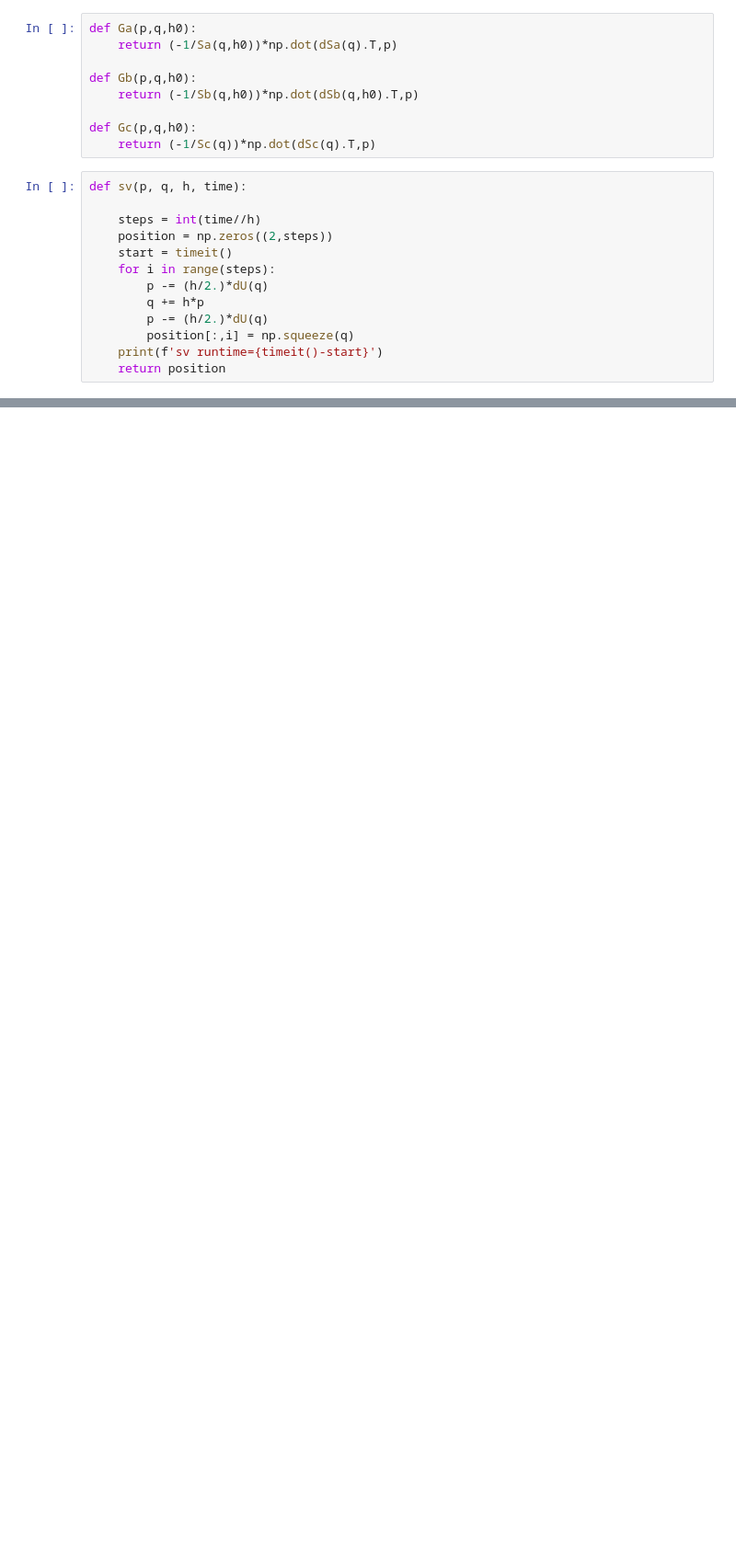
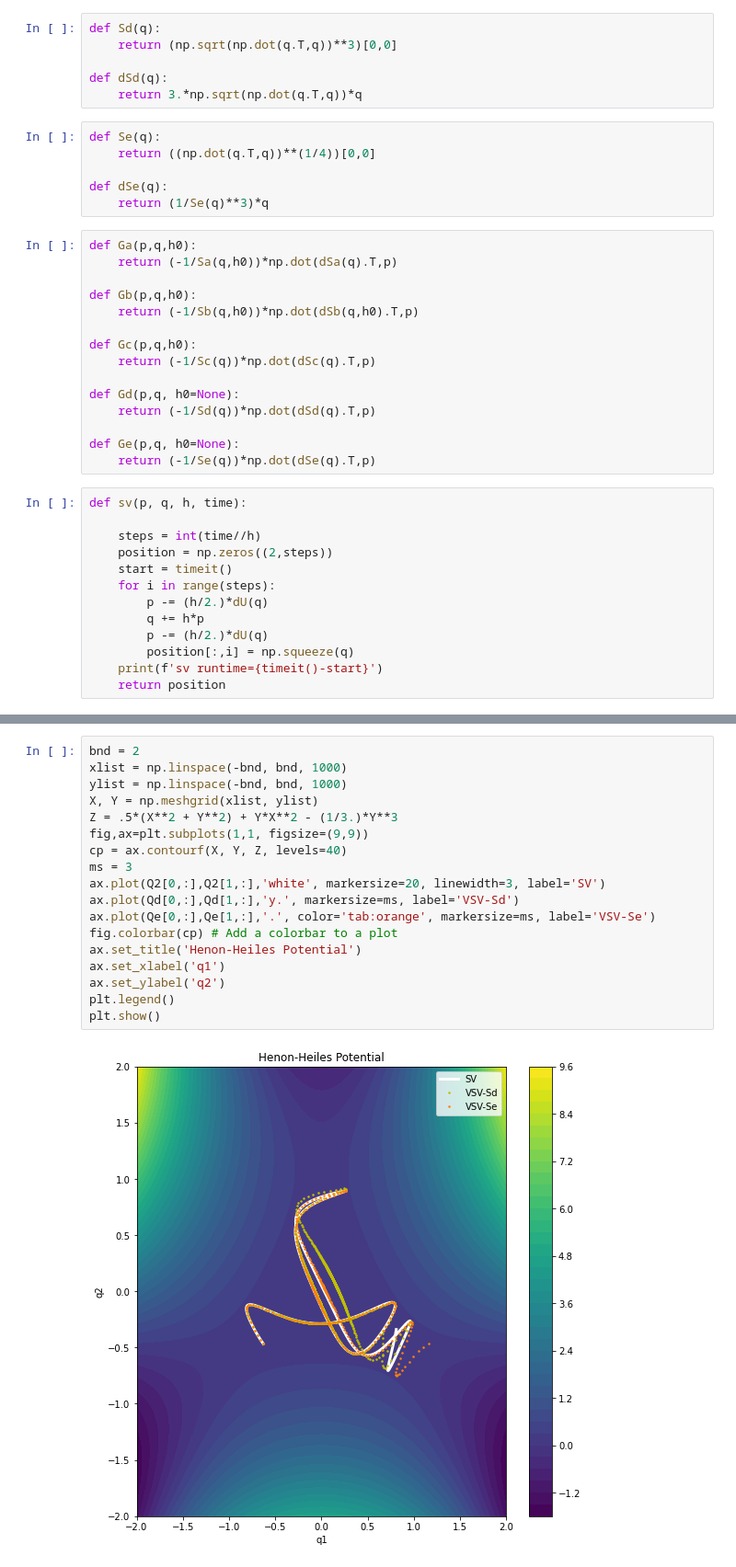
Before and after one commit to BrianWhiteaker/HMC, a Jupyter notebook: Henon_Heils.ipynb, the cells around one changed output, grey strips where cells are left out. Shown at 92% size. Saved outputs shown, nothing was run; the diff lists cells and outputs as text; blank space fills up the shorter version.

```diff
--- a/Henon_Heils.ipynb
+++ b/Henon_Heils.ipynb
@@ -82,3 +92,15 @@ def dSc(q):
+# %%
+def Sd(q):
+    return (np.sqrt(np.dot(q.T,q))**3)[0,0]
+
+def dSd(q):
+    return 3.*np.sqrt(np.dot(q.T,q))*q
+# %%
+def Se(q):
+    return ((np.dot(q.T,q))**(1/4))[0,0]
+
+def dSe(q):
+    return (1/Se(q)**3)*q
 # %%
 def Ga(p,q,h0):
     return (-1/Sa(q,h0))*np.dot(dSa(q).T,p)
@@ -88,6 +110,12 @@ def Gb(p,q,h0):
 
 def Gc(p,q,h0):
     return (-1/Sc(q))*np.dot(dSc(q).T,p)
+
+def Gd(p,q, h0=None):
+    return (-1/Sd(q))*np.dot(dSd(q).T,p)
+
+def Ge(p,q, h0=None):
+    return (-1/Se(q))*np.dot(dSe(q).T,p)
 # %%
 def sv(p, q, h, time):
 
@@ -186,3 +235,23 @@ plt.show()
+# %%
+bnd = 2
+xlist = np.linspace(-bnd, bnd, 1000)
+ylist = np.linspace(-bnd, bnd, 1000)
+X, Y = np.meshgrid(xlist, ylist)
+Z = .5*(X**2 + Y**2) + Y*X**2 - (1/3.)*Y**3
+fig,ax=plt.subplots(1,1, figsize=(9,9))
+cp = ax.contourf(X, Y, Z, levels=40)
+ms = 3
+ax.plot(Q2[0,:],Q2[1,:],'white', markersize=20, linewidth=3, label='SV')
+ax.plot(Qd[0,:],Qd[1,:],'y.', markersize=ms, label='VSV-Sd')
+ax.plot(Qe[0,:],Qe[1,:],'.', color='tab:orange', markersize=ms, label='VSV-Se')
+fig.colorbar(cp) # Add a colorbar to a plot
+ax.set_title('Henon-Heiles Potential')
+ax.set_xlabel('q1')
+ax.set_ylabel('q2')
+plt.legend()
+plt.show()
+# %% [output]
+[figure, added]
 # %%
 def Uc(qx,qy):
     return .5*(qx**2+qy**2) + qx**2*qy - (qy**3)/3
```
Also changed, not shown: parts of 16 cells of this notebook.
